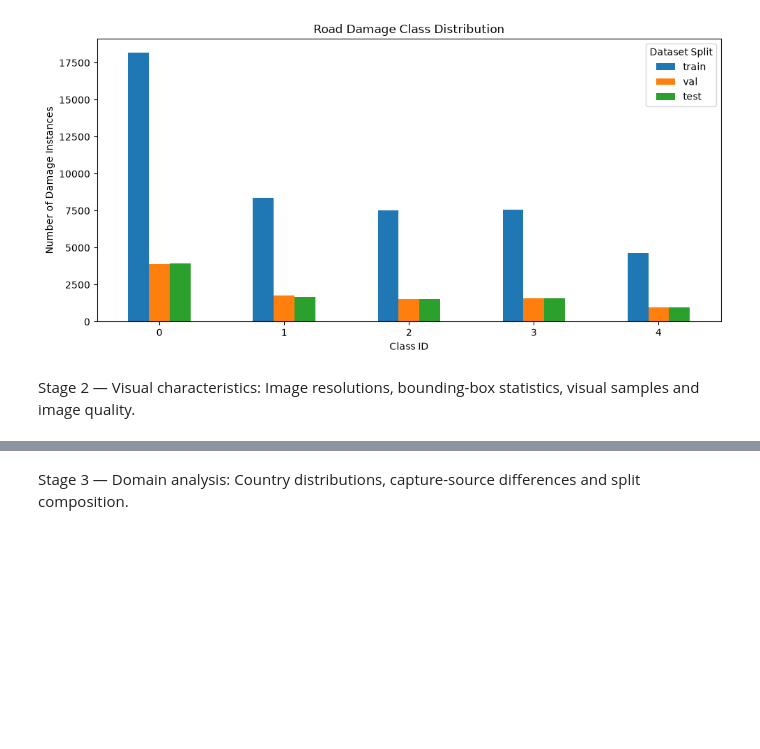
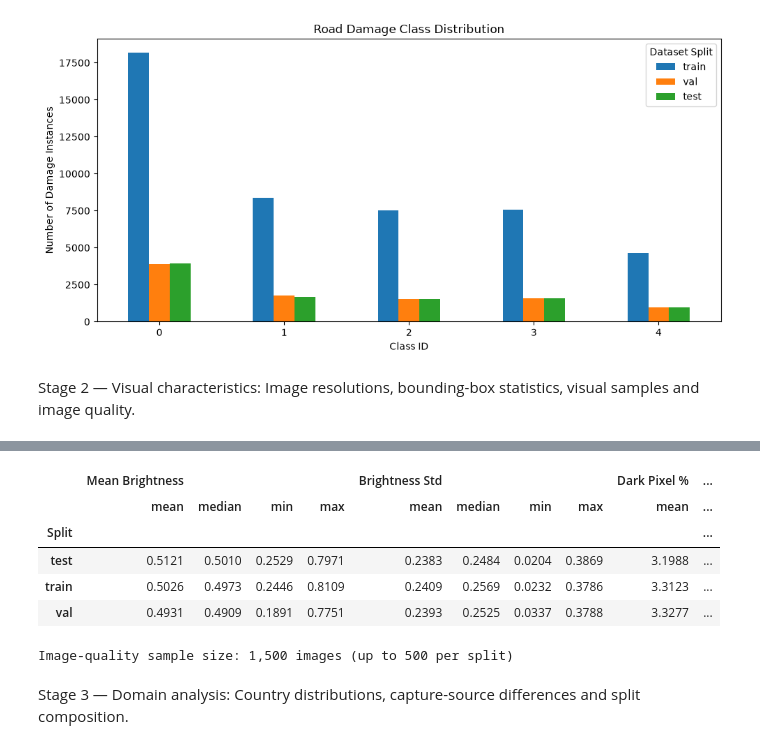
Before and after one commit to dinukadilshan03/RoadLens, a Jupyter notebook: ml/c1/notebooks/data_exploration.ipynb, the cells around one changed output, grey strips where cells are left out. Cells and saved outputs as stored; diff of their text form; code cells hidden in the pictures; blank space fills up the shorter version.

```diff
--- a/ml/c1/notebooks/data_exploration.ipynb
+++ b/ml/c1/notebooks/data_exploration.ipynb
@@ -127,3 +288,34 @@ Image resolutions, bounding-box statistics, visual samples and image quality.
+# %%
+quality_rows = []
+for split in SPLITS:
+    paths = image_paths(split)
+    sample_count = min(500, len(paths))
+    sample_indices = np.linspace(0, len(paths) - 1, sample_count, dtype=int)
+    for index in sample_indices:
+        image = load_image(paths[index]).astype(np.float32)
+        if image.max() > 1:
+            image /= 255.0
+        gray = image.mean(axis=2)
+        quality_rows.append({
+            "Split": split,
+            "Mean Brightness": gray.mean(),
+            "Brightness Std": gray.std(),
+            "Dark Pixel %": (gray < 0.05).mean() * 100,
+            "Bright Pixel %": (gray > 0.95).mean() * 100,
+            "Edge Strength": (np.abs(np.diff(gray, axis=0)).mean() + np.abs(np.diff(gray, axis=1)).mean()) / 2,
+        })
+
+df_quality = pd.DataFrame(quality_rows)
+display(df_quality.groupby("Split").agg(["mean", "median", "min", "max"]).round(4))
+print(f"Image-quality sample size: {len(df_quality):,} images (up to 500 per split)")
+# %% [output]
+|  | Mean Brightness |  |  |  | Brightness Std |  |  |  | Dark Pixel % | ... |
+|  | mean | median | min | max | mean | median | min | max | mean | ... |
+| Split |  |  |  |  |  |  |  |  |  | ... |
+| test | 0.5121 | 0.5010 | 0.2529 | 0.7971 | 0.2383 | 0.2484 | 0.0204 | 0.3869 | 3.1988 | ... |
+| train | 0.5026 | 0.4973 | 0.2446 | 0.8109 | 0.2409 | 0.2569 | 0.0232 | 0.3786 | 3.3123 | ... |
+| val | 0.4931 | 0.4909 | 0.1891 | 0.7751 | 0.2393 | 0.2525 | 0.0337 | 0.3788 | 3.3277 | ... |
+Image-quality sample size: 1,500 images (up to 500 per split)
 # %% [markdown]
 Stage 3 — Domain analysis:
 Country distributions, capture-source differences and split composition.
```
Also changed, not shown: parts of 9 cells of this notebook.
